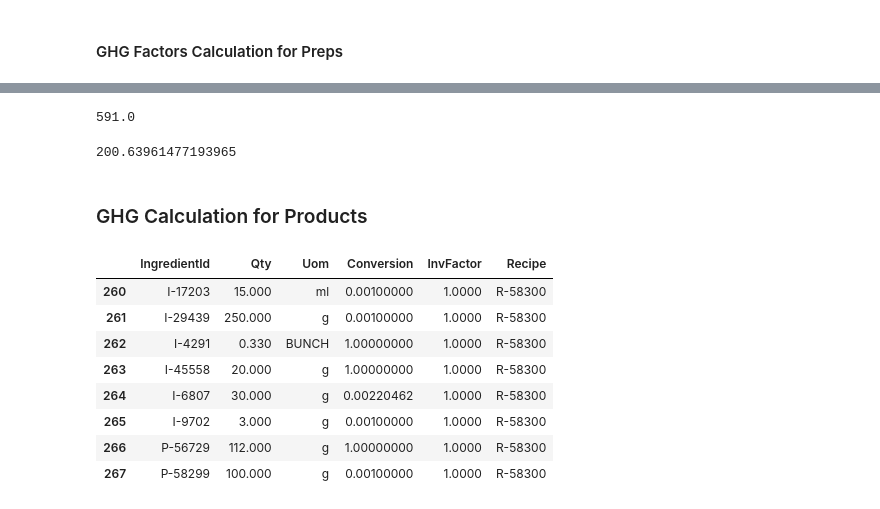
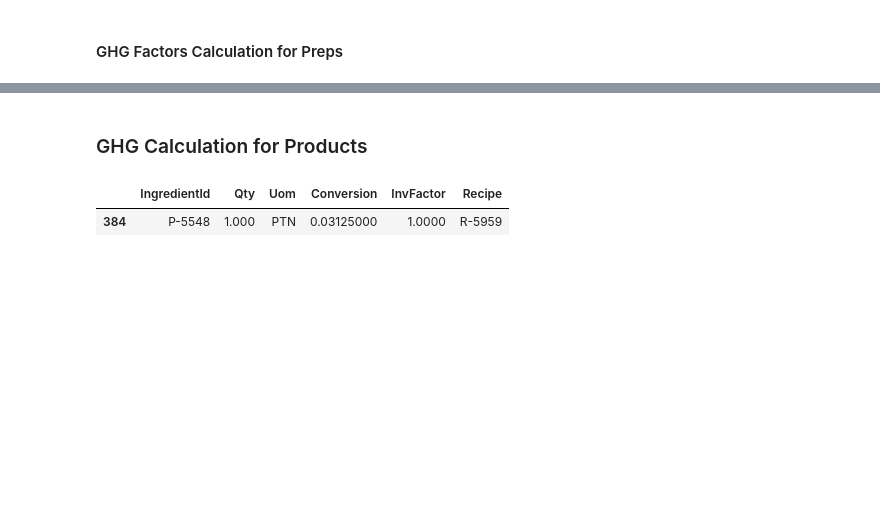
Before and after one commit to silviaaaaaaa/cffs-label, a Jupyter notebook: data analysis/ingre_analysis.ipynb, the cells around one changed output, grey strips where cells are left out. Cells and saved outputs as stored; diff of their text form; code cells hidden in the pictures; blank space fills up the shorter version.

```diff
--- a/data analysis/ingre_analysis.ipynb
+++ b/data analysis/ingre_analysis.ipynb
@@ -358,0 +424,2 @@ cfc.shape
+# %%
+spc_cov = list(filter(None, Conversions['ConversionId'].tolist()))
@@ -360,23 +446,3 @@ cfc.shape
 ## Data Cleaning
 # %% [markdown]
 #### Unit Conversion
-# %%
-Preps['StdQty'] = np.nan
-Preps['StdUom'] = np.nan
-
-for index in Preps.index:
-    if Preps.loc[index,'PakUOM'] == 'Kg':
-        Preps.loc[index,'StdQty'] = float(Preps.loc[index,'PakQty'])*1000
-        Preps.loc[index,'StdUom'] = 'g'
-    elif Preps.loc[index,'PakUOM'] == 'lb':
-        Preps.loc[index,'StdQty'] = float(Preps.loc[index,'PakQty'])*453.592
-        Preps.loc[index,'StdUom'] = 'g'
-    elif Preps.loc[index,'PakUOM'] == 'oz':
-        Preps.loc[index,'StdQty'] = float(Preps.loc[index,'PakQty'])*28.3495
-        Preps.loc[index,'StdUom'] = 'g'
-    elif Preps.loc[index,'PakUOM'] == 'L':
-        Preps.loc[index,'StdQty'] = float(Preps.loc[index,'PakQty'])*1000
-        Preps.loc[index,'StdUom'] = 'ml'
-    else:
-        Preps.loc[index,'StdQty'] = Preps.loc[index,'PakQty']
-        Preps.loc[index,'StdUom'] = Preps.loc[index,'PakUOM']
@@ -383 +452,8 @@ for index in Preps.index:
+# %%
+for index in Preps.index:
+    PrepId = Preps.loc[index,'PrepId']
+    Qty = Preps.loc[index,'PakQty']
+    Uom = Preps.loc[index,'PakUOM']
+    Preps.loc[index,'StdQty'] = spc_converter(PrepId, Qty, Uom)[0]
+    Preps.loc[index,'StdUom'] = spc_converter(PrepId, Qty, Uom)[1]
 # %%
@@ -575,7 +662,7 @@ mapping.to_csv(path, index = False, header = True)
 # %% [markdown]
 #### GHG Factors Calculation for Preps
 # %%
-Preps['GHG Emission/g'] = 0
+Preps['GHG Emission(g)/StdUom'] = 0
 # %%
 def get_items_prep_ghgf(index, row):
     ingres = Ingredients.loc[Ingredients['Recipe'] == Preps.loc[index,'PrepId']]
@@ -670,11 +742,3 @@ def spc_converter(ingre, qty, uom):
-# %%
-std_converter(1,'591ML')
-# %% [output]
-591.0
-# %%
-spc_converter('I-4291', 0.33, 'BUNCH')
-# %% [output]
-200.63961477193965
 # %% [markdown]
 ### GHG Calculation for Products
 # %%
@@ -687,16 +751,9 @@ for index, row in Products.iterrows():
     Products.loc[index, 'GHG Emission (g)'] = ghg
     Products.loc[index, 'Weight (g)'] = ghg
 # %%
-ingres = Ingredients.loc[Ingredients['Recipe'] == Products.loc[66,'ProdId']]
+ingres = Ingredients.loc[Ingredients['Recipe'] == Products.loc[107,'ProdId']]
 ingres
 # %% [output]
 |  | IngredientId | Qty | Uom | Conversion | InvFactor | Recipe |
-| 260 | I-17203 | 15.000 | ml | 0.00100000 | 1.0000 | R-58300 |
-| 261 | I-29439 | 250.000 | g | 0.00100000 | 1.0000 | R-58300 |
-| 262 | I-4291 | 0.330 | BUNCH | 1.00000000 | 1.0000 | R-58300 |
-| 263 | I-45558 | 20.000 | g | 1.00000000 | 1.0000 | R-58300 |
-| 264 | I-6807 | 30.000 | g | 0.00220462 | 1.0000 | R-58300 |
-| 265 | I-9702 | 3.000 | g | 0.00100000 | 1.0000 | R-58300 |
-| 266 | P-56729 | 112.000 | g | 1.00000000 | 1.0000 | R-58300 |
-| 267 | P-58299 | 100.000 | g | 0.00100000 | 1.0000 | R-58300 |
+| 384 | P-5548 | 1.000 | PTN | 0.03125000 | 1.0000 | R-5959 |
 # %%
```
Also changed, not shown: parts of 22 cells of this notebook, 5 other files.
